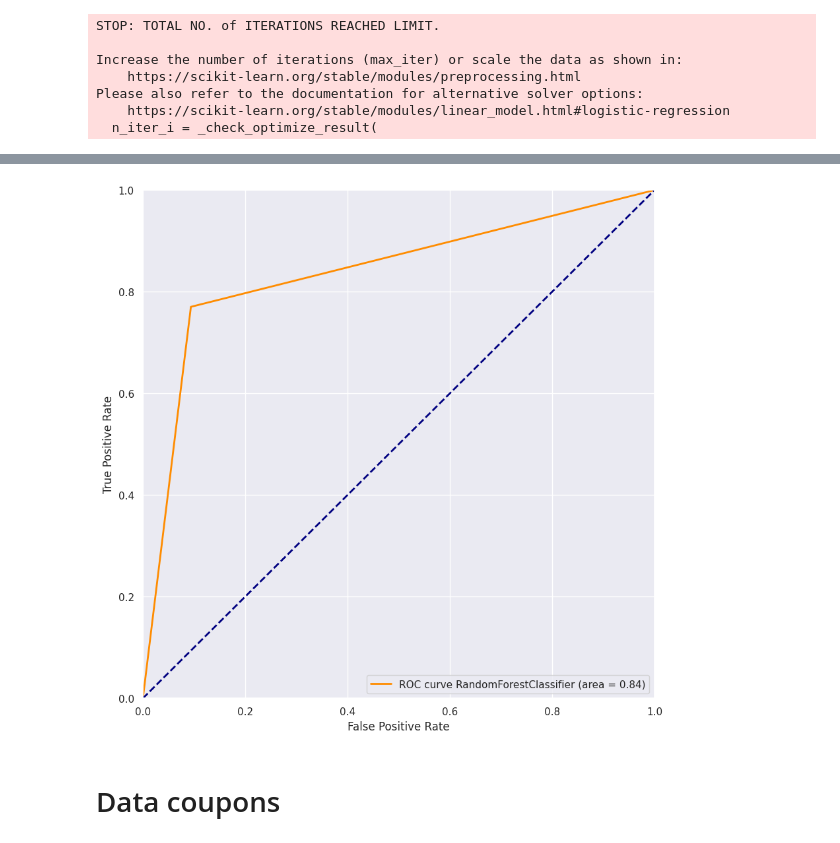
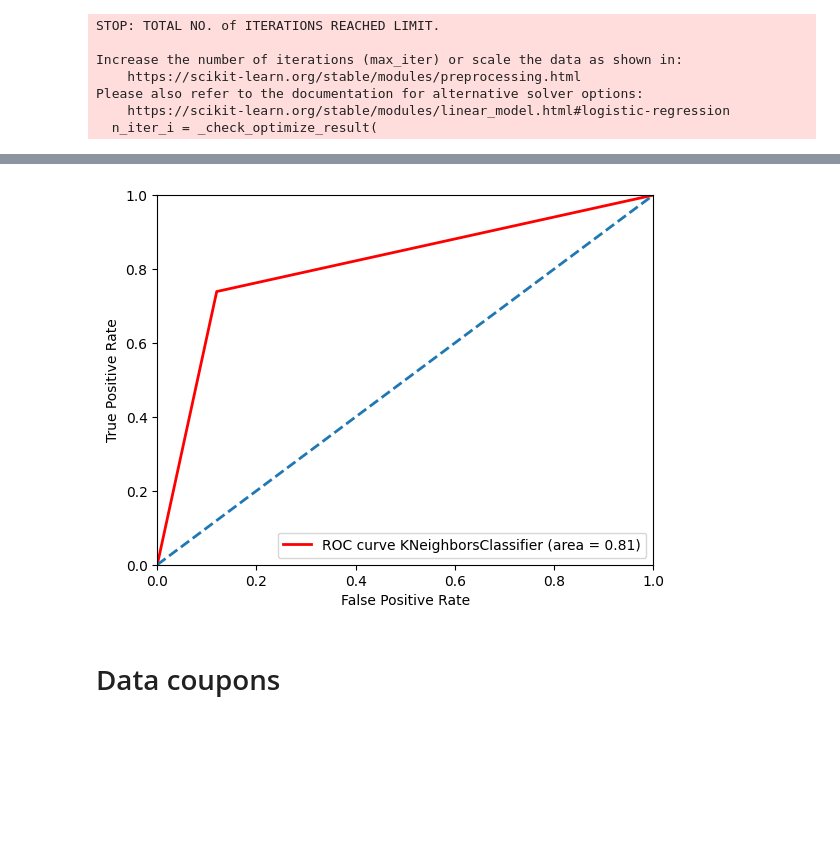
Before and after one commit to vanda1345/master, a Jupyter notebook: jupyter_sqlite/sqlite_hb_cv.ipynb, the cells around one changed output, grey strips where cells are left out. Drawn from its saved outputs; the diff is of its cells as text; code cells hidden in the pictures; blank space fills up the shorter version.

```diff
--- a/jupyter_sqlite/sqlite_hb_cv.ipynb
+++ b/jupyter_sqlite/sqlite_hb_cv.ipynb
@@ -149,14 +172,16 @@ hotel_booking_resort.head(5)
 # %%
 import seaborn as sns
-sns.set(rc={'figure.figsize':(15,15)})
-# plotting the violinplot to see how some columns affect the cancelation - helps us determine which columns to drop from final predictions (irrelevant ones)
+sns.set(rc={'figure.figsize':(8,8)})
+# plotting the violinplot to see how some columns affect the cancelation - can help us determine which columns to drop from final predictions (irrelevant ones)
 
 #sns.violinplot(x="IsCanceled",y="ArrivalDateMonth", hue="IsCanceled", data=hotel_booking_resort);
-#sns.violinplot(x="IsCanceled",y="DaysInWaitingList", hue="IsCanceled", data=hotel_booking_resort);
+#sns.violinplot(x="IsCanceled",y="ReservationStatus", hue="IsCanceled", data=hotel_booking_resort);
 #sns.violinplot(x="IsCanceled",y="ArrivalDateWeekNumber", hue="IsCanceled", data=hotel_booking_resort);
 #sns.violinplot(x="IsCanceled",y="LeadTime", hue="IsCanceled", data=hotel_booking_resort); #relevant
 #sns.violinplot(x="IsCanceled",y="RequiredCarParkingSpaces", hue="IsCanceled", data=hotel_booking_resort); #relevant for 0
-sns.violinplot(x="IsCanceled",y="Children", hue="IsCanceled", data=hotel_booking_resort);
+#sns.violinplot(x="IsCanceled",y="Babies", hue="IsCanceled", data=hotel_booking_resort);
+sns.violinplot(x="IsCanceled",y="DepositType", hue="IsCanceled", data=hotel_booking_resort);
+
 
 plt.show()
 # %% [output]
@@ -517,7 +572,7 @@ hotel_booking_city.head(5)
 5 rows × 31 columns
 # %%
 import seaborn as sns
-sns.set(rc={'figure.figsize':(10,10)})
+sns.set(rc={'figure.figsize':(8,8)})
 # plotting the violinplot to see how some columns affect the cancelation - helps us determine which columns to drop from final predictions (irrelevant ones)
 
 #sns.violinplot(x="IsCanceled",y="ArrivalDateMonth", hue="IsCanceled", data=hotel_booking_city);
@@ -525,7 +580,7 @@ sns.set(rc={'figure.figsize':(10,10)})
 #sns.violinplot(x="IsCanceled",y="ArrivalDateWeekNumber", hue="IsCanceled", data=hotel_booking_city);
 #sns.violinplot(x="IsCanceled",y="LeadTime", hue="IsCanceled", data=hotel_booking_city); #relevant
 #sns.violinplot(x="IsCanceled",y="RequiredCarParkingSpaces", hue="IsCanceled", data=hotel_booking_city); #relevant for 0
-sns.violinplot(x="IsCanceled",y="Children", hue="IsCanceled", data=hotel_booking_city);
+sns.violinplot(x="IsCanceled",y="Babies", hue="IsCanceled", data=hotel_booking_city);
 
 plt.show()
 # %% [output]
@@ -617,4 +669,4 @@ hotel_booking_city_c.head()
 # %%
-conn_sql = sqlite.connect('MasterAll.db')
-hotel_booking_city_c = pd.read_sql('SELECT * FROM hotel_booking_city_clean', conn_sql)
-hotel_booking_city_c.head()
+# conn_sql = sqlite.connect('MasterAll.db')
+# hotel_booking_city_c = pd.read_sql('SELECT * FROM hotel_booking_city_clean', conn_sql)
+# hotel_booking_city_c.head()
@@ -637,8 +682,8 @@ plt.show()
 # %%
 #after preprocessing we define our target and features
-X = hotel_booking_city_c[['LeadTime', 'StaysInWeekendNights', 'StaysInWeekNights', 'Adults', 'Children', 'Babies', 'Meal',
-      'IsRepeatedGuest', 'PreviousCancellations', 'PreviousBookingsNotCanceled', 'ReservedRoomType', 'AssignedRoomType', 'BookingChanges',
-    'DepositType', 'DaysInWaitingList', 'CustomerType', 'ADR', 'RequiredCarParkingSpaces', 'TotalOfSpecialRequests']]
+X = hotel_booking_city_c[['LeadTime', 'StaysInWeekendNights', 'StaysInWeekNights', 'Adults', 'Babies', 'Meal',
+      'MarketSegment', 'DistributionChannel', 'IsRepeatedGuest', 'PreviousCancellations', 'PreviousBookingsNotCanceled', 'ReservedRoomType', 'AssignedRoomType', 'BookingChanges',
+    'DepositType', 'DaysInWaitingList', 'CustomerType', 'ADR', 'RequiredCarParkingSpaces', 'TotalOfSpecialRequests', 'ReservationStatus']]
 y = hotel_booking_city_c['IsCanceled']
 
 from sklearn.model_selection import train_test_split
@@ -744,21 +821,21 @@ weighted avg       0.82      0.81      0.80     23798
 # %%
 from sklearn.metrics import roc_curve, auc
 
-fpr, tpr, thresholds = roc_curve(y_test, predictions_rfc)
-auc_nb = auc(fpr, tpr)
+fpr, tpr, thresholds = roc_curve(y_test, predictions_knn)
+auc_knn = auc(fpr, tpr)
 
 plt.figure()
-plt.plot(fpr, tpr, color='darkorange',
-         lw=2, label='ROC curve RandomForestClassifier (area = %0.2f)' % auc_nb)
-plt.plot([0, 1], [0, 1], color='navy', lw=2, linestyle='--')
+plt.plot(fpr, tpr, color="red",
+         lw=2, label='ROC curve KNeighborsClassifier (area = %0.2f)' % auc_knn)
+plt.plot([0, 1], [0, 1], lw=2, linestyle='--')
 plt.xlim([0.0, 1.0])
 plt.ylim([0.0, 1.0])
 plt.xlabel('False Positive Rate')
 plt.ylabel('True Positive Rate')
 plt.legend(loc="lower right")
 plt.show()
 # %% [output]
-[figure, old version]
+[figure, new version]
 # %% [markdown]
 # Data coupons
 # %%
```
Also changed, not shown: parts of 58 cells of this notebook, 2 other files.
